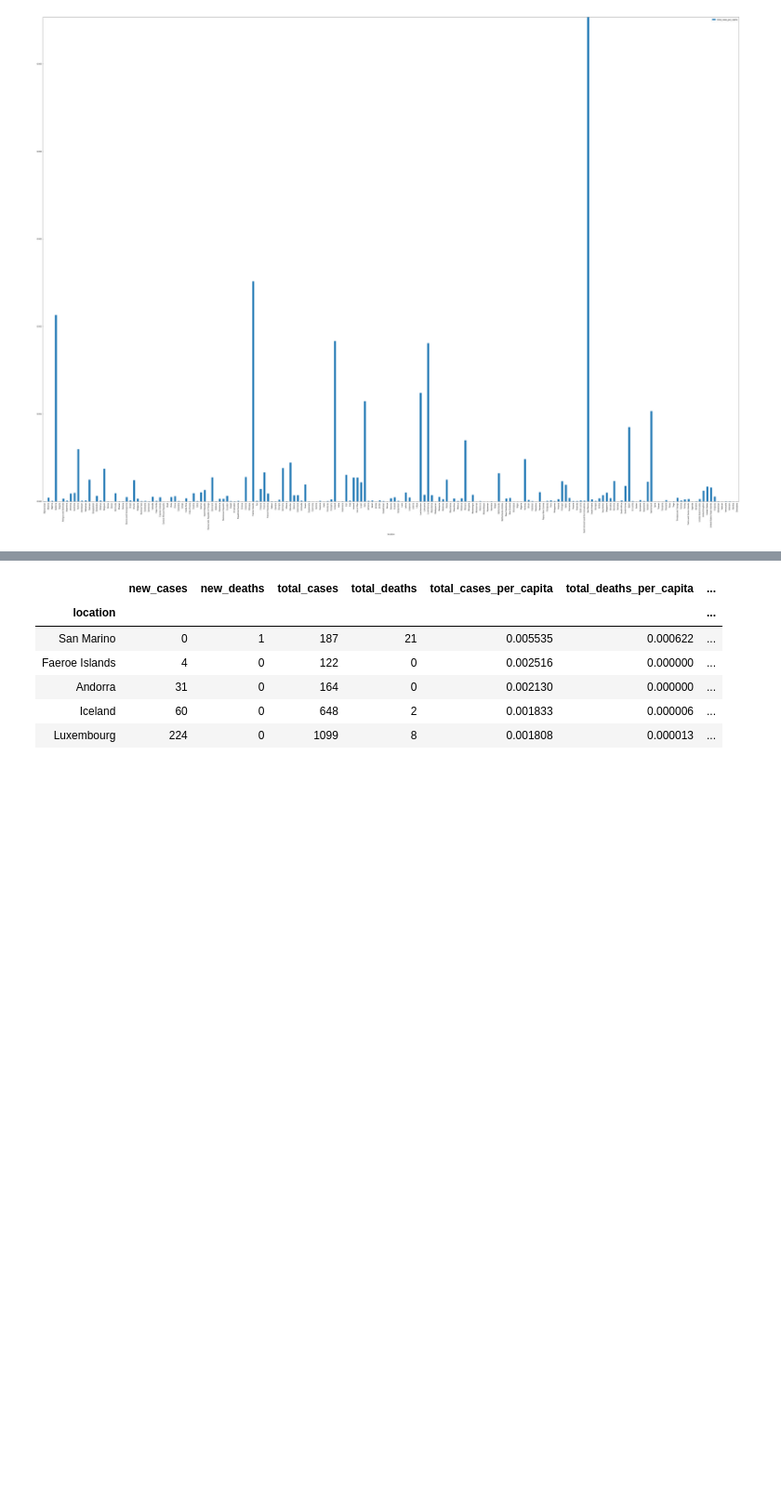
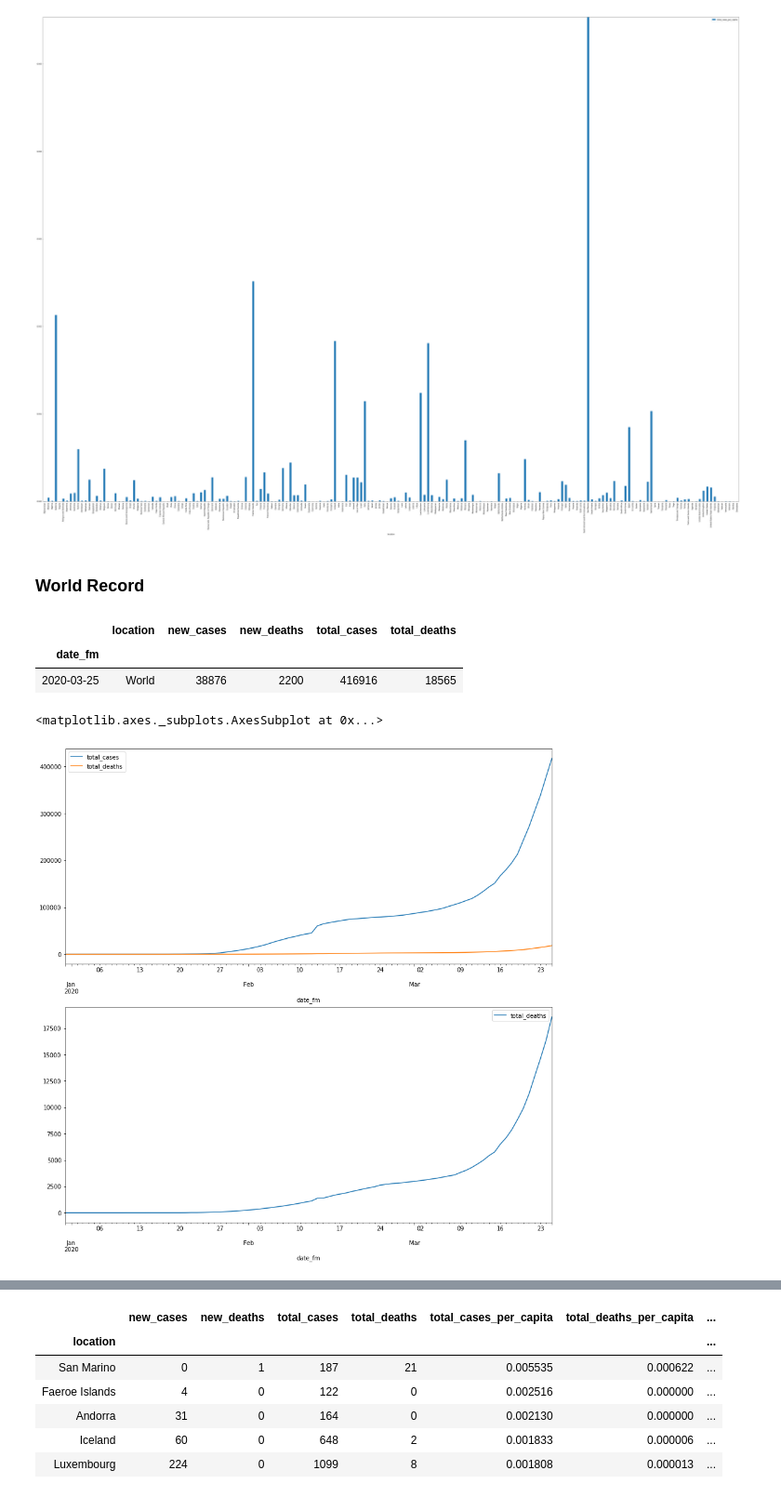
Before and after one commit to ambreen2006/Covid-19-Analysis, a Jupyter notebook: Covid-19-per-capita.ipynb, the cells around one changed output, grey strips where cells are left out. Shown at 93% size. Cells and saved outputs as stored; diff of their text form; code cells hidden in the pictures; blank space fills up the shorter version.

```diff
--- a/Covid-19-per-capita.ipynb
+++ b/Covid-19-per-capita.ipynb
@@ -94,10 +94,10 @@ latest
 # %% [output]
 '2020-03-25'
 # %%
+world_record = rdata[rdata['location'] == 'World']
 data = pdata[pdata['date'] == latest]
 data.head()
 data = data.drop('date', axis = 1)
-world_record = data[data['location'] == 'World']
 data = data.set_index('location')
 # %%
 data = data[data.index != 'World']
@@ -169,3 +165,22 @@ all_rows = data.plot(kind='bar', y = 'total_cases_per_capita',
 plt.savefig('all_rows.png')
 # %% [output]
 [figure]
+# %% [markdown]
+### World Record
+# %%
+world_record = world_record.drop(columns = ['date'])
+world_record = world_record.set_index('date_fm')
+# %%
+world_record[world_record.index == latest]
+# %% [output]
+|  | location | new_cases | new_deaths | total_cases | total_deaths |
+| date_fm |  |  |  |  |  |
+| 2020-03-25 | World | 38876 | 2200 | 416916 | 18565 |
+# %%
+_, (ax1, ax2) = plt.subplots(2, 1, figsize = (15,15))
+
+world_record.plot(kind='line', y= ['total_cases', 'total_deaths'], ax = ax1)
+world_record.plot(kind='line', y= 'total_deaths', ax = ax2)
+# %% [output]
+<matplotlib.axes._subplots.AxesSubplot at 0x...>
+[figure, added]
```
Also changed, not shown: parts of 4 cells of this notebook, 1 other file.
